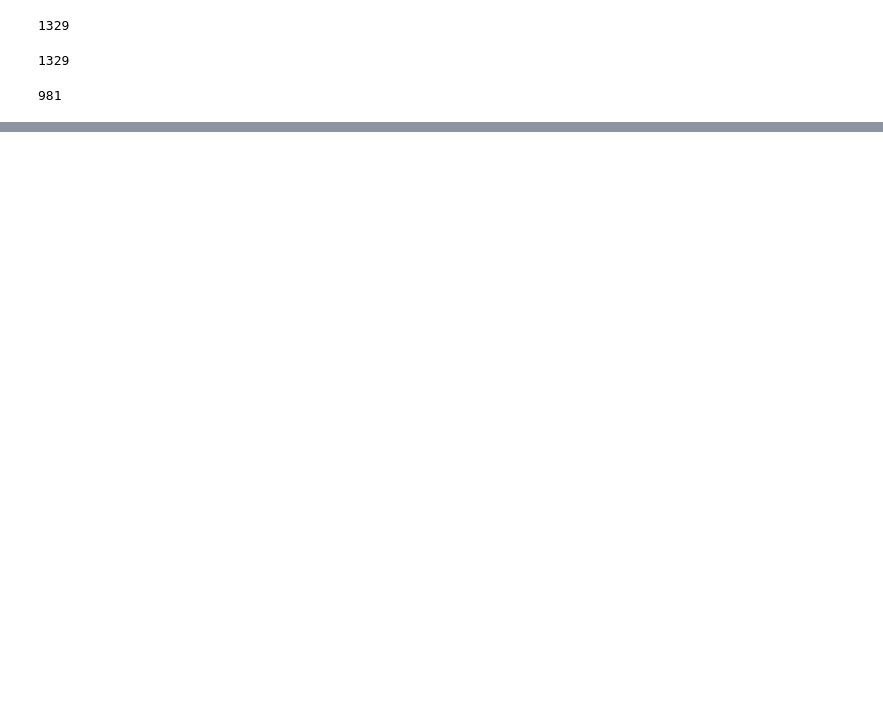
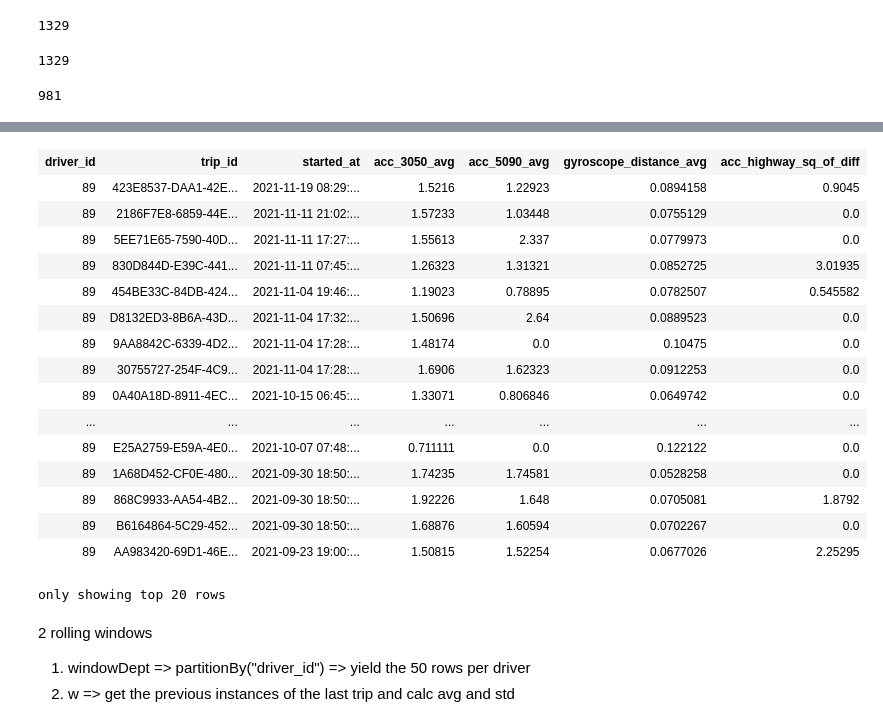
Before and after one commit to LeoVogiatzis/Decentralized_technologies, a Jupyter notebook: Pyspark_trip_metrics.ipynb, the cells around one changed output, grey strips where cells are left out. Cells and saved outputs as stored; diff of their text form; code cells hidden in the pictures; blank space fills up the shorter version.

```diff
--- a/Pyspark_trip_metrics.ipynb
+++ b/Pyspark_trip_metrics.ipynb
@@ -159,0 +179,24 @@ print(gr_df)
+# %%
+trip_df.orderBy(trip_df.driver_id.desc(),trip_df.started_at.desc())
+# %% [output]
+| driver_id | trip_id | started_at | acc_3050_avg | acc_5090_avg | gyroscope_distance_avg | acc_highway_sq_of_diff |
+| 89 | 423E8537-DAA1-42E... | 2021-11-19 08:29:... | 1.5216 | 1.22923 | 0.0894158 | 0.9045 |
+| 89 | 2186F7E8-6859-44E... | 2021-11-11 21:02:... | 1.57233 | 1.03448 | 0.0755129 | 0.0 |
+| 89 | 5EE71E65-7590-40D... | 2021-11-11 17:27:... | 1.55613 | 2.337 | 0.0779973 | 0.0 |
+| 89 | 830D844D-E39C-441... | 2021-11-11 07:45:... | 1.26323 | 1.31321 | 0.0852725 | 3.01935 |
+| 89 | 454BE33C-84DB-424... | 2021-11-04 19:46:... | 1.19023 | 0.78895 | 0.0782507 | 0.545582 |
+| 89 | D8132ED3-8B6A-43D... | 2021-11-04 17:32:... | 1.50696 | 2.64 | 0.0889523 | 0.0 |
+| 89 | 9AA8842C-6339-4D2... | 2021-11-04 17:28:... | 1.48174 | 0.0 | 0.10475 | 0.0 |
+| 89 | 30755727-254F-4C9... | 2021-11-04 17:28:... | 1.6906 | 1.62323 | 0.0912253 | 0.0 |
+| 89 | 0A40A18D-8911-4EC... | 2021-10-15 06:45:... | 1.33071 | 0.806846 | 0.0649742 | 0.0 |
+| ... | ... | ... | ... | ... | ... | ... |
+| 89 | E25A2759-E59A-4E0... | 2021-10-07 07:48:... | 0.711111 | 0.0 | 0.122122 | 0.0 |
+| 89 | 1A68D452-CF0E-480... | 2021-09-30 18:50:... | 1.74235 | 1.74581 | 0.0528258 | 0.0 |
+| 89 | 868C9933-AA54-4B2... | 2021-09-30 18:50:... | 1.92226 | 1.648 | 0.0705081 | 1.8792 |
+| 89 | B6164864-5C29-452... | 2021-09-30 18:50:... | 1.68876 | 1.60594 | 0.0702267 | 0.0 |
+| 89 | AA983420-69D1-46E... | 2021-09-23 19:00:... | 1.50815 | 1.52254 | 0.0677026 | 2.25295 |
+only showing top 20 rows
+# %% [markdown]
+2 rolling windows
+1) windowDept => partitionBy("driver_id") => yield the 50 rows per driver
+2) w => get the previous instances of the last trip and calc avg and std
```
Also changed, not shown: parts of 18 cells of this notebook.
